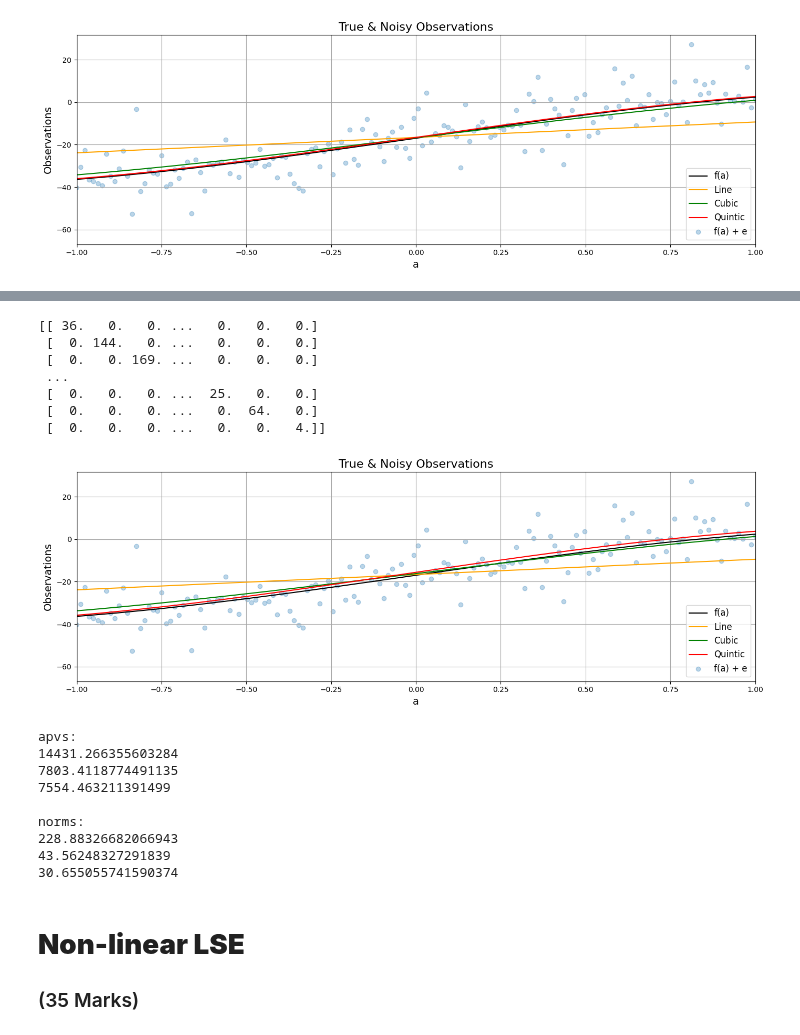
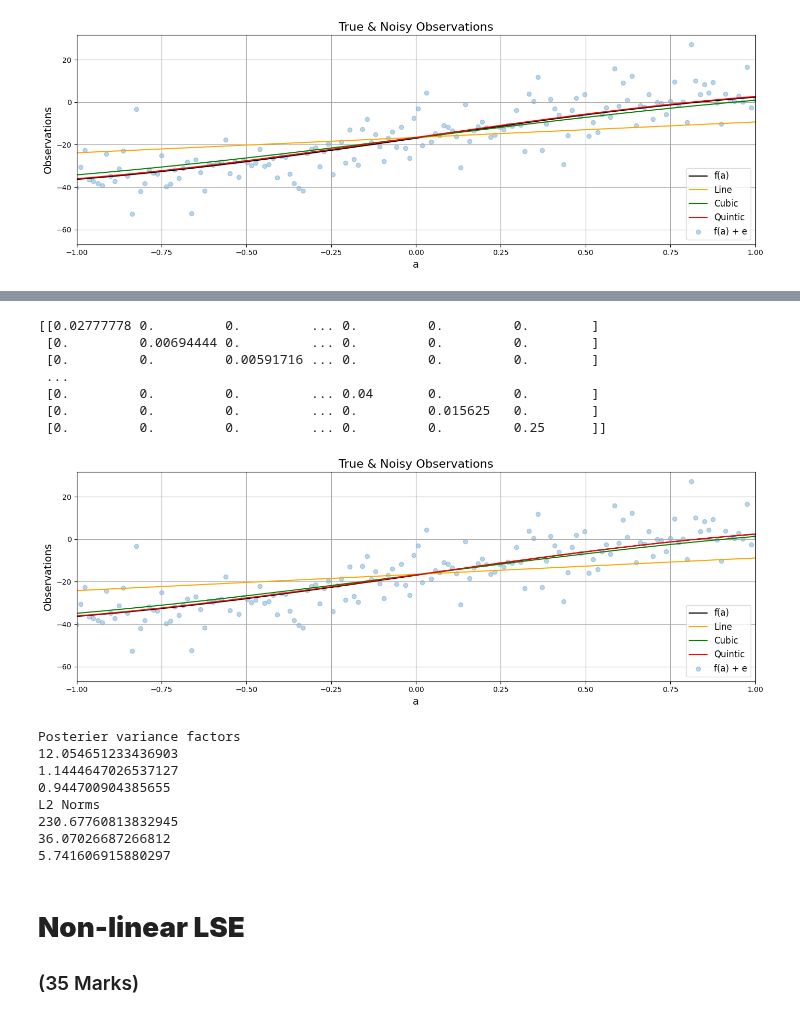
Before and after one commit to quinnledingham/engg680_2024_fall, a Jupyter notebook: Lab_Assignment2/LeastSquareEstimation.ipynb, the cells around one changed output, grey strips where cells are left out. Drawn from its saved outputs; the diff is of its cells as text; code cells hidden in the pictures.

```diff
--- a/Lab_Assignment2/LeastSquareEstimation.ipynb
+++ b/Lab_Assignment2/LeastSquareEstimation.ipynb
@@ -128,7 +126,6 @@ def fit_polynomial_curve(a: np.ndarray, l: np.ndarray, P: np.ndarray, deg: int)
 
     # Firstly, x = (A^T P A)^(-1) (A^T P l)
     # This provides the polynomial coefficients that minimize the weighted residuals
-
     AtPA = A.T @ P @ A # (A^T P A)
 
     AtPl = A.T @ P @ l # (A^T P l)
@@ -138,8 +135,7 @@ def fit_polynomial_curve(a: np.ndarray, l: np.ndarray, P: np.ndarray, deg: int)
     v = l - A @ x # v: residuals = observed data - modeled data (l - A @ x)
 
     # Secondly, APV = (v^T P v) / (n - m)
-
-    n = len(l) # n = number of observations
+    # recall n = len(l)
     m = deg + 1
     apv = (v.T @ P @ v) / (n - m) # m = number of parameters (deg + 1)
 
@@ -235,77 +233,50 @@ print(np.linalg.norm(quintic_uw - l_true))
 # now, let's define the P matrix with the proper weights of observation
 # use the variance of observation l_var, define P matrix
 # (1 mark)
-P = np.diag(l_var)
-print(P)
+
+P = np.diag(1/ l_var)
 # %% [output]
-[[ 36.   0.   0. ...   0.   0.   0.]
- [  0. 144.   0. ...   0.   0.   0.]
- [  0.   0. 169. ...   0.   0.   0.]
+[[0.02777778 0.         0.         ... 0.         0.         0.        ]
+ [0.         0.00694444 0.         ... 0.         0.         0.        ]
+ [0.         0.         0.00591716 ... 0.         0.         0.        ]
  ...
- [  0.   0.   0. ...  25.   0.   0.]
- [  0.   0.   0. ...   0.  64.   0.]
- [  0.   0.   0. ...   0.   0.   4.]]
+ [0.         0.         0.         ... 0.04       0.         0.        ]
+ [0.         0.         0.         ... 0.         0.015625   0.        ]
+ [0.         0.         0.         ... 0.         0.         0.25      ]]
 # %%
 # step 13
 # repeat the steps 6-10, using the proper P matrix
 # (10 marks)
 
 x_1, cov_x_1, apv_1, v_1 = fit_polynomial_curve(a, l, P, 1) # polynomial deg 1
 x_3, cov_x_3, apv_3, v_3 = fit_polynomial_curve(a, l, P, 3) # polynomial deg 3
 x_5, cov_x_5, apv_5, v_5 = fit_polynomial_curve(a, l, P, 5) # polynomial deg 5
 
 line_uw = np.polyval(np.flip(x_1), a) # Flipping the coefficient array x_1
 cubic_uw = np.polyval(np.flip(x_3), a) # Flipping the coefficient array x_3
 quintic_uw = np.polyval(np.flip(x_5), a) # Flipping the coefficient array x_5
 
-fig, ax = plt.subplots(nrows=1, ncols=1, figsize=(14, 5))
+plot_polynomials(line_uw, cubic_uw, quintic_uw)
 
-ax.plot(a, l_true, label='f(a)', color='k') # plotting the true observations (Color representation shown at output for f(a))
-
-ax.plot(a, line_uw, label='Line', color='orange') # linear polynomial
-ax.plot(a, cubic_uw, label='Cubic', color='green') # cubic polynomial
-ax.plot(a, quintic_uw, label='Quintic', color='red') # quintic polynomial
-
-ax.scatter(a, l, label='f(a) + e', color='tab:blue', marker='o', alpha=0.3) #Plotting the noisy observations
-
-ax.set_xlabel('a', fontsize=14) # axis lables
-ax.set_ylabel('Observations', fontsize=14) # axis lablels
-
-ax.set_title('True & Noisy Observations', fontsize=16) # title for the graph
-
-ax.set_xlim([-1, 1]) # range provided
-
-ax.grid(True, which='both',ls='-',color='0.65') # adding grid
-fig.tight_layout() # prevention of clipping
-
-ax.legend(fontsize=12) # adding a legend
-
-plt.show()
-
-ax.grid(True, which='both',ls='-',color='0.65')
-
-fig.tight_layout()
-
-print("apvs:")
+print("Posterier variance factors")
 print(apv_1)
 print(apv_3)
 print(apv_5)
 
-print("\nnorms:")
+print("L2 Norms")
 print(np.linalg.norm(line_uw - l_true))
 print(np.linalg.norm(cubic_uw - l_true))
 print(np.linalg.norm(quintic_uw - l_true))
 # %% [output]
-[figure, old version]
+[figure, new version]
-apvs:
-14431.266355603284
-7803.4118774491135
-7554.463211391499
-
-norms:
-228.88326682066943
-43.56248327291839
-30.655055741590374
+Posterier variance factors
+12.054651233436903
+1.1444647026537127
+0.944700904385655
+L2 Norms
+230.67760813832945
+36.07026687266812
+5.741606915880297
 # %%
 # step 14
 # Compare the results of a posterier variance factor and norm from unweighted LSE and weighted LSE, what phenomena do you observe? Explain this phenomena.
```
Also changed, not shown: parts of 5 cells of this notebook.
